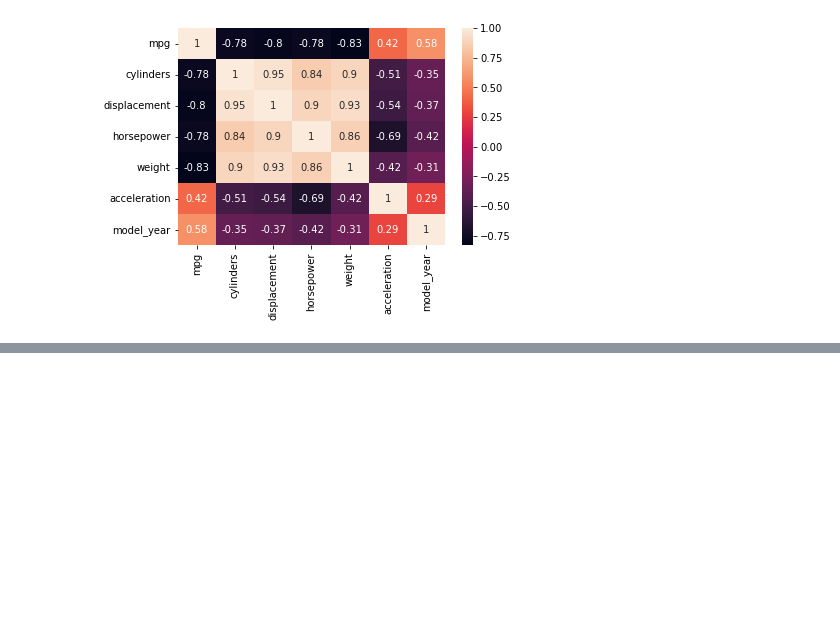
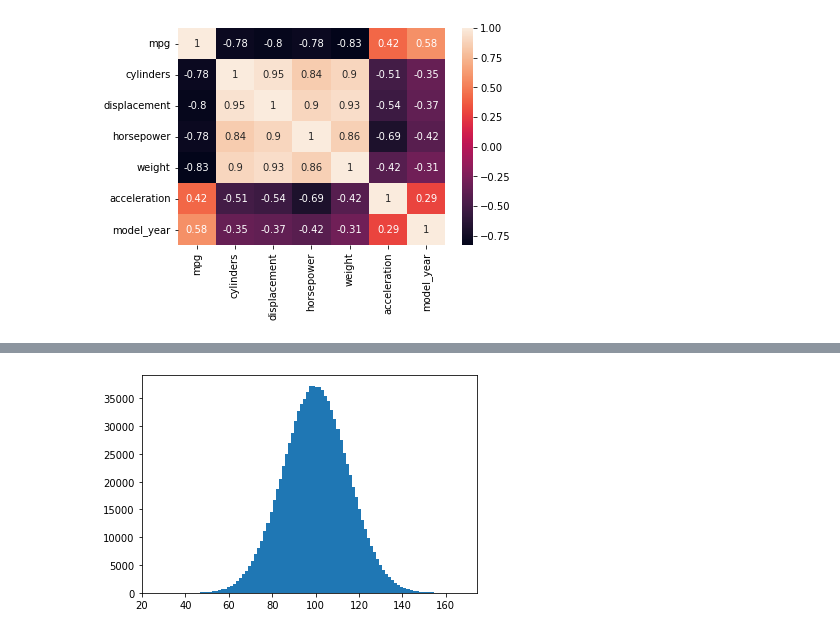
Before and after one commit to habip-bingol/Statistics_Lessons, a Jupyter notebook: Lab_Session.ipynb, the cells around one changed output, grey strips where cells are left out. Cells and saved outputs as stored; diff of their text form; code cells hidden in the pictures; blank space fills up the shorter version.

```diff
--- a/Lab_Session.ipynb
+++ b/Lab_Session.ipynb
@@ -135,0 +161,5 @@ plt.hist(x, bins =100);
+# %%
+a = np.random.normal(100,15,1000000)
+plt.hist(a, bins= 100);
+# %% [output]
+[figure, added]
```
Also changed, not shown: parts of 8 cells of this notebook.
